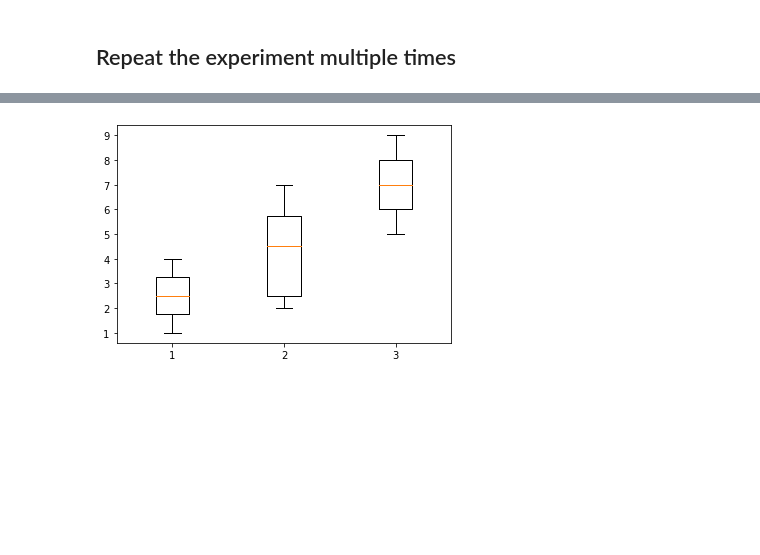
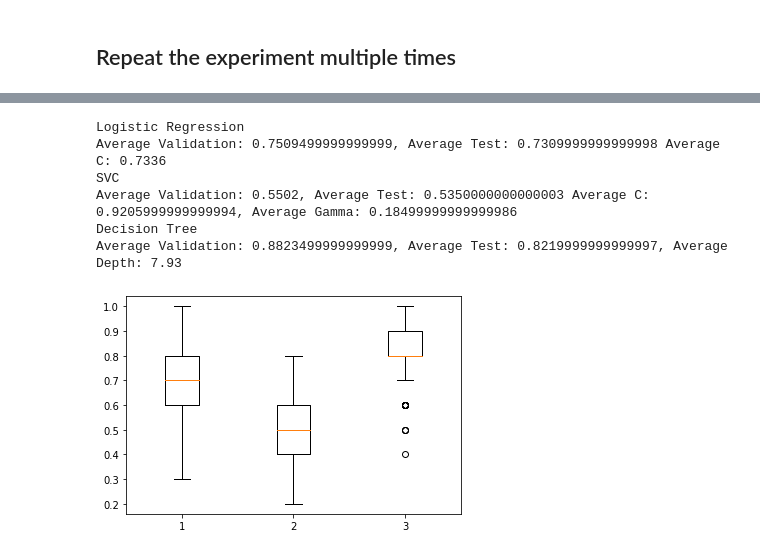
Before and after one commit to rkimpins/classifying_fruit, a Jupyter notebook: classifying_fruit.ipynb, the cells around one changed output, grey strips where cells are left out. Saved outputs shown, nothing was run; the diff lists cells and outputs as text; code cells hidden in the pictures; blank space fills up the shorter version.

```diff
--- a/classifying_fruit.ipynb
+++ b/classifying_fruit.ipynb
@@ -278,12 +278,18 @@ avg_tree_params = sum(tree_params) / len(tree_params)
 # %%
 print("Logistic Regression")
 print(f"Average Validation: {avg_log_vals}, Average Test: {avg_log_tests} Average C: {avg_log_params}")
 print("SVC")
 print(f"Average Validation: {avg_svc_vals}, Average Test: {avg_svc_tests} Average C: {avg_svc_param1s}, Average Gamma: {avg_svc_param2s}")
 print("Decision Tree")
 print(f"Average Validation: {avg_tree_vals}, Average Test: {avg_tree_tests}, Average Depth: {avg_tree_params}")
 
-plt.boxplot([avg_log_tests, avg_svc_tests, avg_tree_tests])
+plt.boxplot([log_tests, svc_tests, tree_tests])
 plt.show()
 # %% [output]
+Logistic Regression
+Average Validation: 0.7509499999999999, Average Test: 0.7309999999999998 Average C: 0.7336
+SVC
+Average Validation: 0.5502, Average Test: 0.5350000000000003 Average C: 0.9205999999999994, Average Gamma: 0.18499999999999986
+Decision Tree
+Average Validation: 0.8823499999999999, Average Test: 0.8219999999999997, Average Depth: 7.93
-[figure, old version]
+[figure, new version]
```
Also changed, not shown: parts of 2 cells of this notebook, 11 other files.
